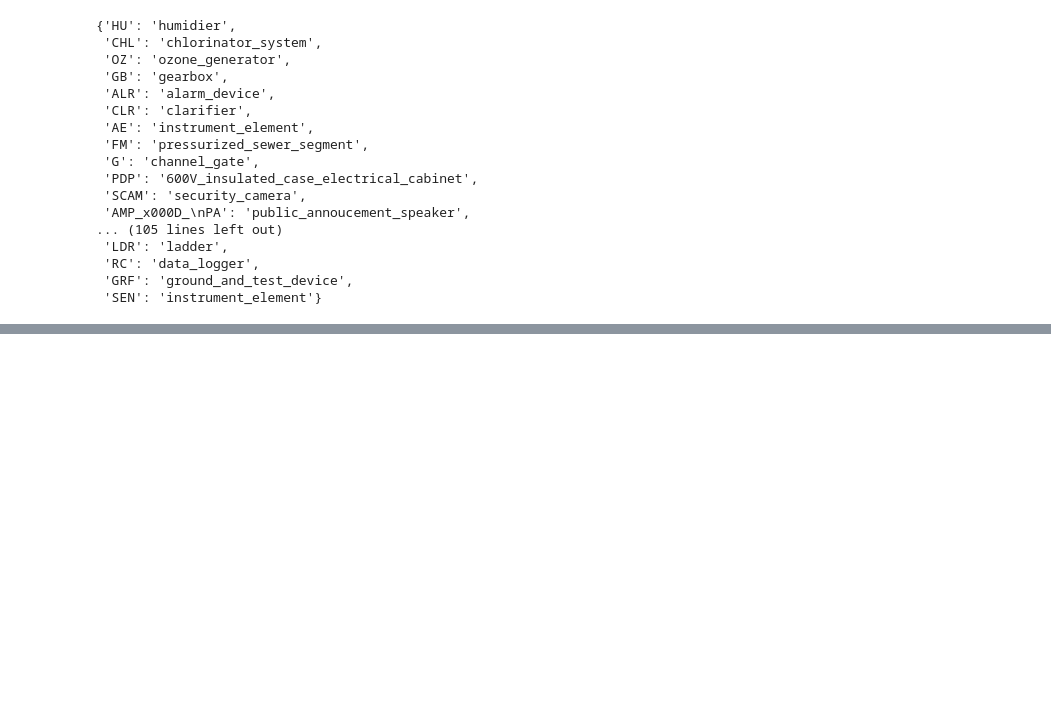
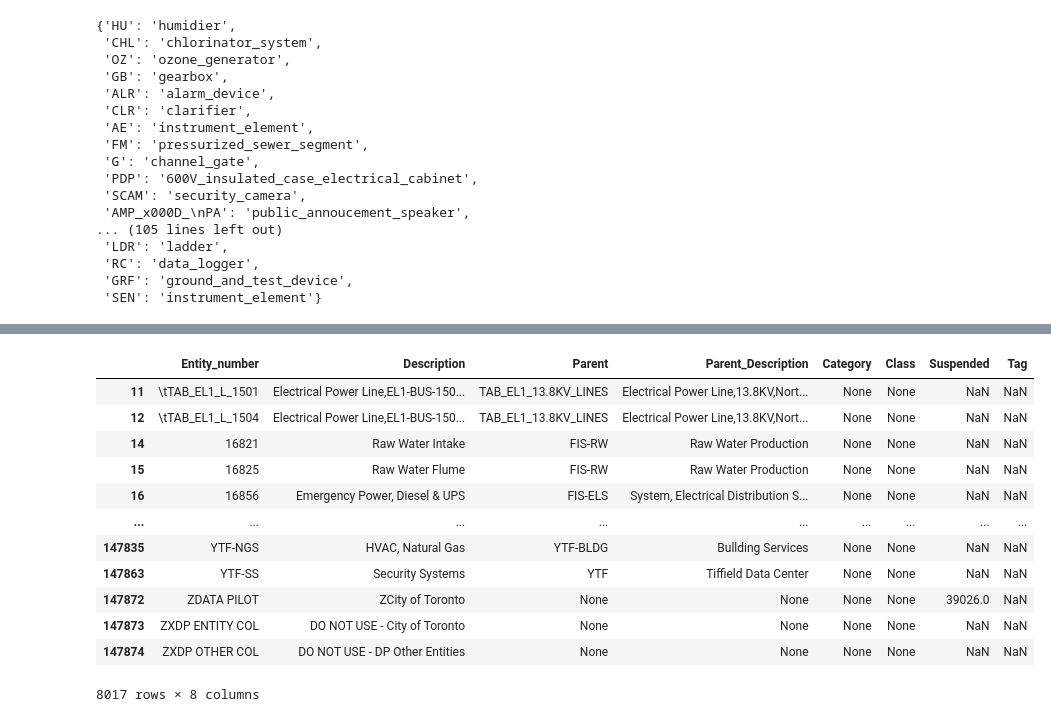
Before and after one commit to TW-ASMP/TWONTO, a Jupyter notebook: Avantis Mapping/Avantis Mapping Instructions.ipynb, the cells around one changed output, grey strips where cells are left out. Cells and saved outputs as stored; diff of their text form; code cells hidden in the pictures; blank space fills up the shorter version.

```diff
--- a/Avantis Mapping/Avantis Mapping Instructions.ipynb
+++ b/Avantis Mapping/Avantis Mapping Instructions.ipynb
@@ -234,0 +244,16 @@ df1[[not x for x in counts[5]]][df1[[not x for x in counts[5]]]['Tag']=='PS']
+# %%
+df1[df1['Class'].isna()]
+# %% [output]
+|  | Entity_number | Description | Parent | Parent_Description | Category | Class | Suspended | Tag |
+| 11 | \tTAB_EL1_L_1501 | Electrical Power Line,EL1-BUS-150... | TAB_EL1_13.8KV_LINES | Electrical Power Line,13.8KV,Nort... | None | None | NaN | NaN |
+| 12 | \tTAB_EL1_L_1504 | Electrical Power Line,EL1-BUS-150... | TAB_EL1_13.8KV_LINES | Electrical Power Line,13.8KV,Nort... | None | None | NaN | NaN |
+| 14 | 16821 | Raw Water Intake | FIS-RW | Raw Water Production | None | None | NaN | NaN |
+| 15 | 16825 | Raw Water Flume | FIS-RW | Raw Water Production | None | None | NaN | NaN |
+| 16 | 16856 | Emergency Power, Diesel & UPS | FIS-ELS | System, Electrical Distribution S... | None | None | NaN | NaN |
+| ... | ... | ... | ... | ... | ... | ... | ... | ... |
+| 147835 | YTF-NGS | HVAC, Natural Gas | YTF-BLDG | Bullding Services | None | None | NaN | NaN |
+| 147863 | YTF-SS | Security Systems | YTF | Tiffield Data Center | None | None | NaN | NaN |
+| 147872 | ZDATA PILOT | ZCity of Toronto | None | None | None | None | 39026.0 | NaN |
+| 147873 | ZXDP ENTITY COL | DO NOT USE - City of Toronto | None | None | None | None | NaN | NaN |
+| 147874 | ZXDP OTHER COL | DO NOT USE - DP Other Entities | None | None | None | None | NaN | NaN |
+8017 rows × 8 columns
```
Also changed, not shown: parts of 7 cells of this notebook, 5 other files.
